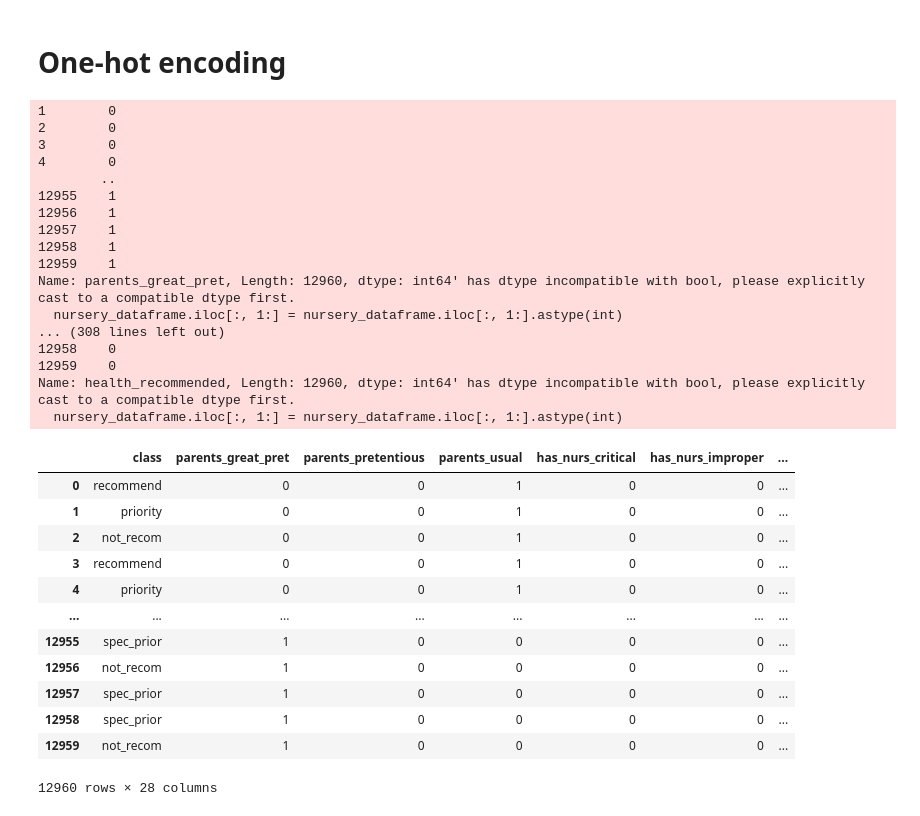
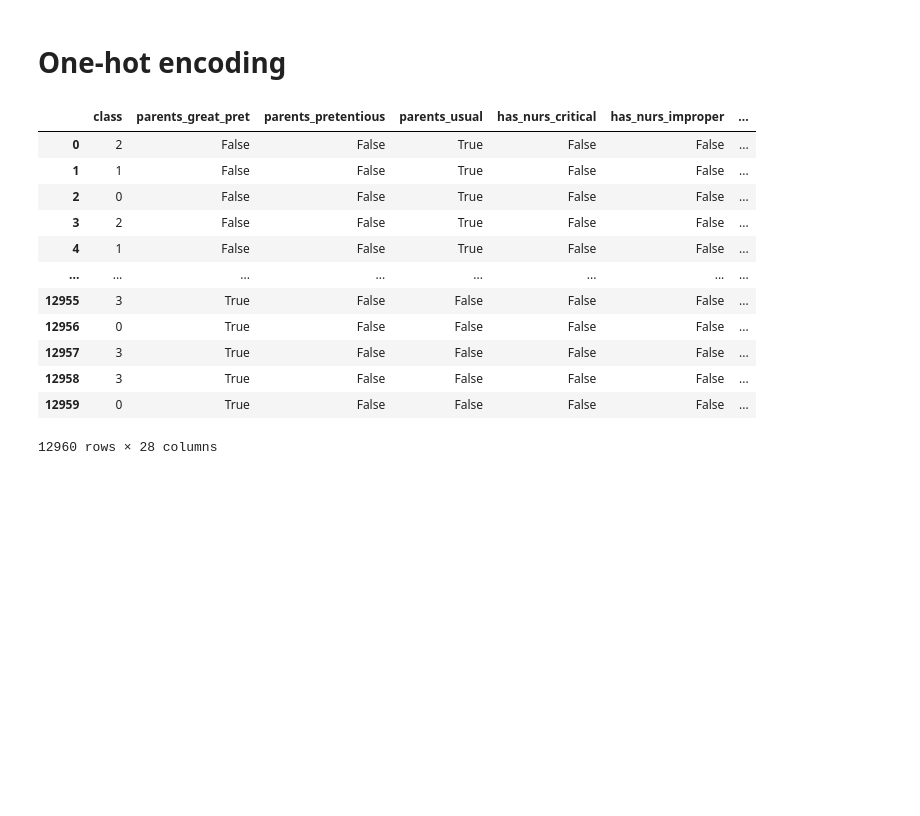
Before and after one commit to AlessioGiay/Progetto_MateIA, a Jupyter notebook: Progetto.ipynb, the cells around one changed output. Saved outputs shown, nothing was run; the diff lists cells and outputs as text; code cells hidden in the pictures; blank space fills up the shorter version.

```diff
--- a/Progetto.ipynb
+++ b/Progetto.ipynb
@@ -42,48 +65,36 @@ display(nursery_dataframe)
 # One-hot encoding #
 # %%
 # Copia del dataframe originale
+nursery_dataframe_old = nursery_dataframe.copy()
 onehot_cols = nursery_dataframe.columns.to_list()[:-1]
-nursery_dataframe_old = nursery_dataframe.copy()
+
+#Label encoding
+labelenc_class = LabelEncoder()
+labelenc_class.fit(nursery_dataframe['class'].values)
+nursery_dataframe['class'] = labelenc_class.transform(nursery_dataframe['class'].values)
 
 # One-hot encoding
 nursery_dataframe = pd.get_dummies(nursery_dataframe, columns=onehot_cols)
 
-nursery_dataframe.iloc[:, 1:] = nursery_dataframe.iloc[:, 1:].astype(int)
+#nursery_dataframe.iloc[:, 1:] = nursery_dataframe.iloc[:, 1:].astype(int)
 
 nursery_dataframe.to_csv("nursery_dataframe.csv", index=False)
 
 display(nursery_dataframe)
 # %% [output]
+|  | class | parents_great_pret | parents_pretentious | parents_usual | has_nurs_critical | has_nurs_improper | ... |
+| 0 | 2 | False | False | True | False | False | ... |
+| 1 | 1 | False | False | True | False | False | ... |
+| 2 | 0 | False | False | True | False | False | ... |
+| 3 | 2 | False | False | True | False | False | ... |
+| 4 | 1 | False | False | True | False | False | ... |
+| ... | ... | ... | ... | ... | ... | ... | ... |
+| 12955 | 3 | True | False | False | False | False | ... |
+| 12956 | 0 | True | False | False | False | False | ... |
+| 12957 | 3 | True | False | False | False | False | ... |
+| 12958 | 3 | True | False | False | False | False | ... |
+| 12959 | 0 | True | False | False | False | False | ... |
-1        0
-2        0
-3        0
-4        0
-        ..
-12955    1
-12956    1
-12957    1
-12958    1
-12959    1
-Name: parents_great_pret, Length: 12960, dtype: int64' has dtype incompatible with bool, please explicitly cast to a compatible dtype first.
-  nursery_dataframe.iloc[:, 1:] = nursery_dataframe.iloc[:, 1:].astype(int)
-... (308 lines left out)
-12958    0
-12959    0
-Name: health_recommended, Length: 12960, dtype: int64' has dtype incompatible with bool, please explicitly cast to a compatible dtype first.
-  nursery_dataframe.iloc[:, 1:] = nursery_dataframe.iloc[:, 1:].astype(int)
+12960 rows × 28 columns
-|  | class | parents_great_pret | parents_pretentious | parents_usual | has_nurs_critical | has_nurs_improper | ... |
-| 0 | recommend | 0 | 0 | 1 | 0 | 0 | ... |
-| 1 | priority | 0 | 0 | 1 | 0 | 0 | ... |
-| 2 | not_recom | 0 | 0 | 1 | 0 | 0 | ... |
-| 3 | recommend | 0 | 0 | 1 | 0 | 0 | ... |
-| 4 | priority | 0 | 0 | 1 | 0 | 0 | ... |
-| ... | ... | ... | ... | ... | ... | ... | ... |
-| 12955 | spec_prior | 1 | 0 | 0 | 0 | 0 | ... |
-| 12956 | not_recom | 1 | 0 | 0 | 0 | 0 | ... |
-| 12957 | spec_prior | 1 | 0 | 0 | 0 | 0 | ... |
-| 12958 | spec_prior | 1 | 0 | 0 | 0 | 0 | ... |
-| 12959 | not_recom | 1 | 0 | 0 | 0 | 0 | ... |
-12960 rows × 28 columns
 # %%
 # Escludi la prima riga
 #nursery_dataframe_out = nursery_dataframe.iloc[:,1:].copy()
```
Also changed, not shown: parts of 9 cells of this notebook, 1 other file.
